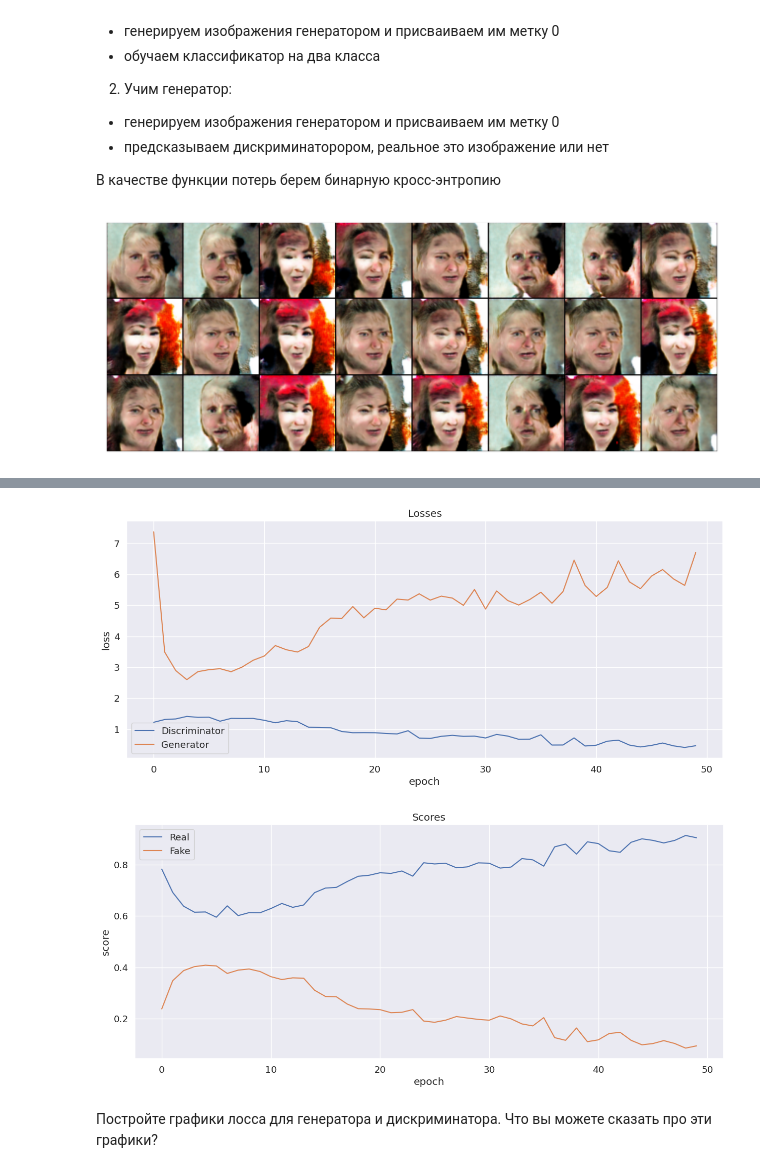
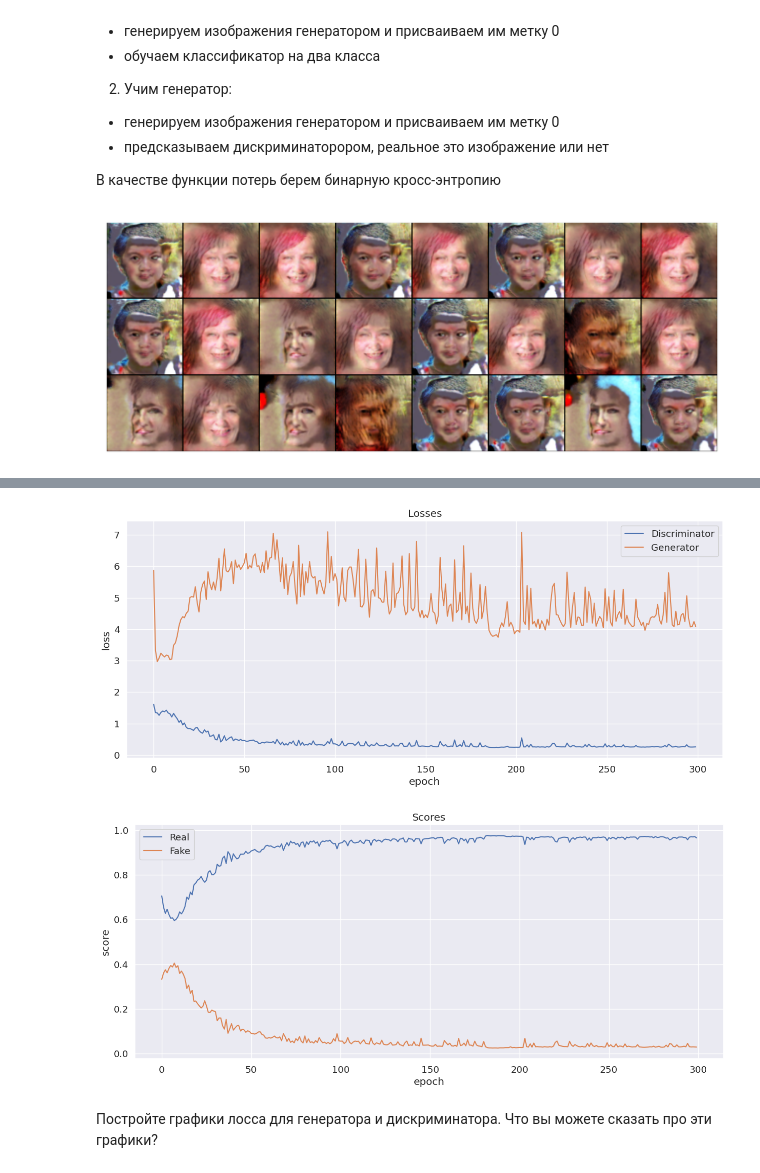
Before and after one commit to Nikc-mk/Deep_Learning_1, a Jupyter notebook: notebooks/[hw]gan.ipynb, the cells around one changed output, grey strips where cells are left out. Cells and saved outputs as stored; diff of their text form; code cells hidden in the pictures.

```diff
--- a/notebooks/[hw]gan.ipynb
+++ b/notebooks/[hw]gan.ipynb
@@ -484,6 +484,6 @@ def fit(model, criterion, epochs, lr, start_idx=1):
     return losses_g, losses_d, real_scores, fake_scores
 # %%
 # обучим модели
-history = fit(model, criterion, epochs=50, lr=lr)
+history = fit(model, criterion, epochs=300, lr=lr)
 # %% [output]
-[figure, old version]
+[figure, new version]
@@ -498,7 +498,7 @@ plt.ylabel('loss')
 plt.legend(['Discriminator', 'Generator'])
 plt.title('Losses');
 # %% [output]
-[figure, old version]
+[figure, new version]
 # %%
 plt.figure(figsize=(15, 6))
 
@@ -509,7 +509,7 @@ plt.ylabel('score')
 plt.legend(['Real', 'Fake'])
 plt.title('Scores');
 # %% [output]
-[figure, old version]
+[figure, new version]
 # %% [markdown]
 Постройте графики лосса для генератора и дискриминатора. Что вы можете сказать про эти графики?
 # %% [markdown]
```
Also changed, not shown: parts of 8 cells of this notebook.
